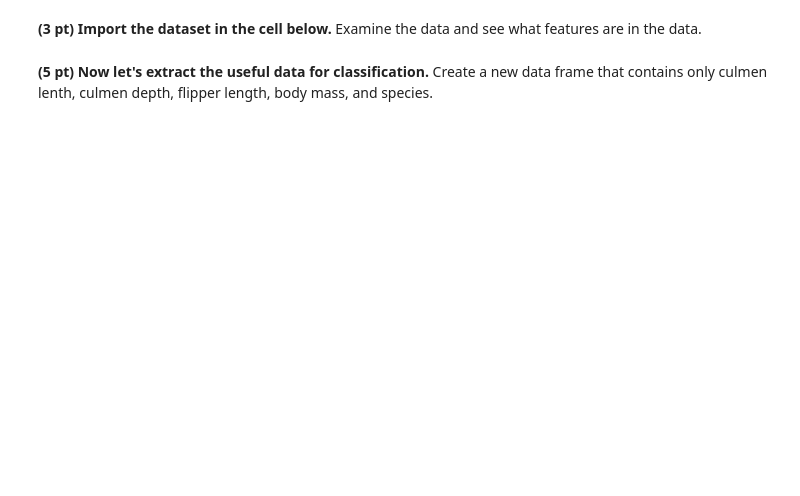
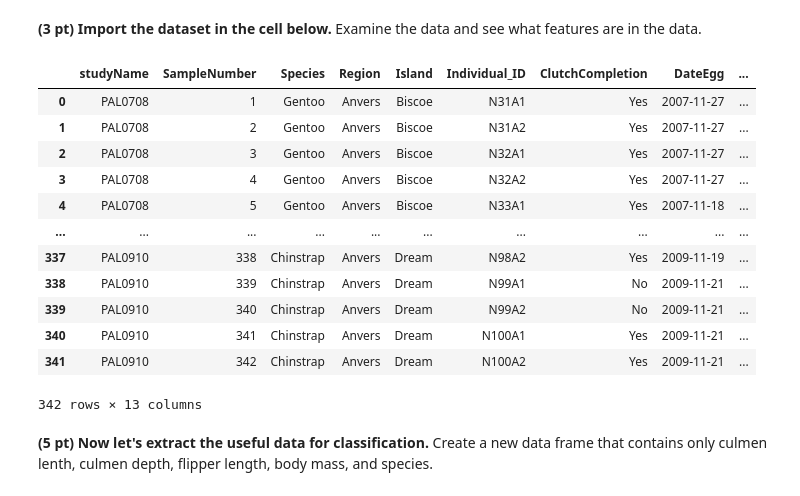
Before and after one commit to zuohanwe/CMSE202-s23-turnin, a Jupyter notebook: final/zuohanwe-CMSE202-Final-Section001-STUDENT.ipynb, the cells around one changed output. Saved outputs shown, nothing was run; the diff lists cells and outputs as text; code cells hidden in the pictures; blank space fills up the shorter version.

```diff
--- a/final/zuohanwe-CMSE202-Final-Section001-STUDENT.ipynb
+++ b/final/zuohanwe-CMSE202-Final-Section001-STUDENT.ipynb
@@ -76,5 +93,21 @@ To get started, let’s grab the dataset we’ll be working with.
 # %%
 ## your code
+penguins = pd.read_csv('Penguin_data.csv')
+penguins
+# %% [output]
+|  | studyName | SampleNumber | Species | Region | Island | Individual_ID | ClutchCompletion | DateEgg | ... |
+| 0 | PAL0708 | 1 | Gentoo | Anvers | Biscoe | N31A1 | Yes | 2007-11-27 | ... |
+| 1 | PAL0708 | 2 | Gentoo | Anvers | Biscoe | N31A2 | Yes | 2007-11-27 | ... |
+| 2 | PAL0708 | 3 | Gentoo | Anvers | Biscoe | N32A1 | Yes | 2007-11-27 | ... |
+| 3 | PAL0708 | 4 | Gentoo | Anvers | Biscoe | N32A2 | Yes | 2007-11-27 | ... |
+| 4 | PAL0708 | 5 | Gentoo | Anvers | Biscoe | N33A1 | Yes | 2007-11-18 | ... |
+| ... | ... | ... | ... | ... | ... | ... | ... | ... | ... |
+| 337 | PAL0910 | 338 | Chinstrap | Anvers | Dream | N98A2 | Yes | 2009-11-19 | ... |
+| 338 | PAL0910 | 339 | Chinstrap | Anvers | Dream | N99A1 | No | 2009-11-21 | ... |
+| 339 | PAL0910 | 340 | Chinstrap | Anvers | Dream | N99A2 | No | 2009-11-21 | ... |
+| 340 | PAL0910 | 341 | Chinstrap | Anvers | Dream | N100A1 | Yes | 2009-11-21 | ... |
+| 341 | PAL0910 | 342 | Chinstrap | Anvers | Dream | N100A2 | Yes | 2009-11-21 | ... |
+342 rows × 13 columns
 # %% [markdown]
 **(5 pt) Now let's extract the useful data for classification.** Create a new data frame that contains only culmen lenth, culmen depth, flipper length, body mass, and species.
 # %%
```
Also changed, not shown: parts of 5 cells of this notebook, 1 other file.
